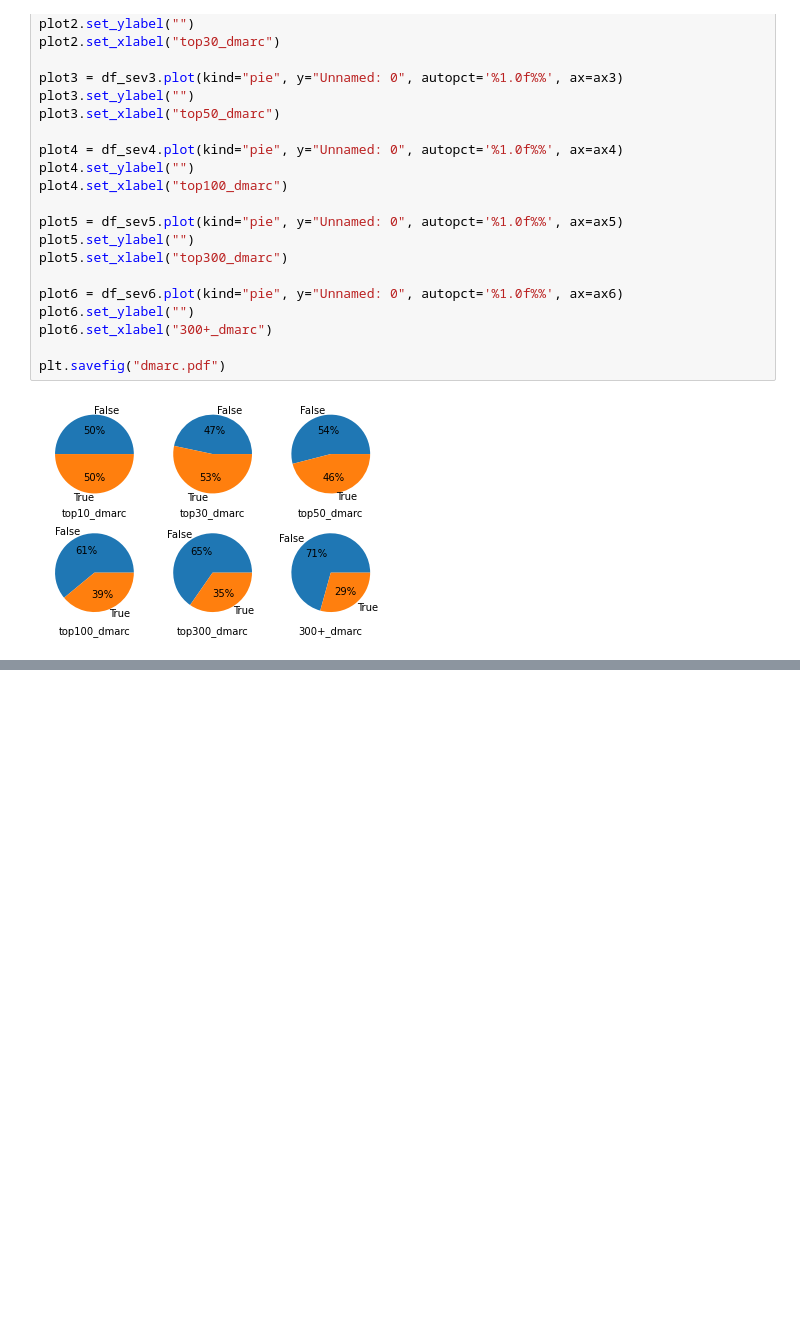
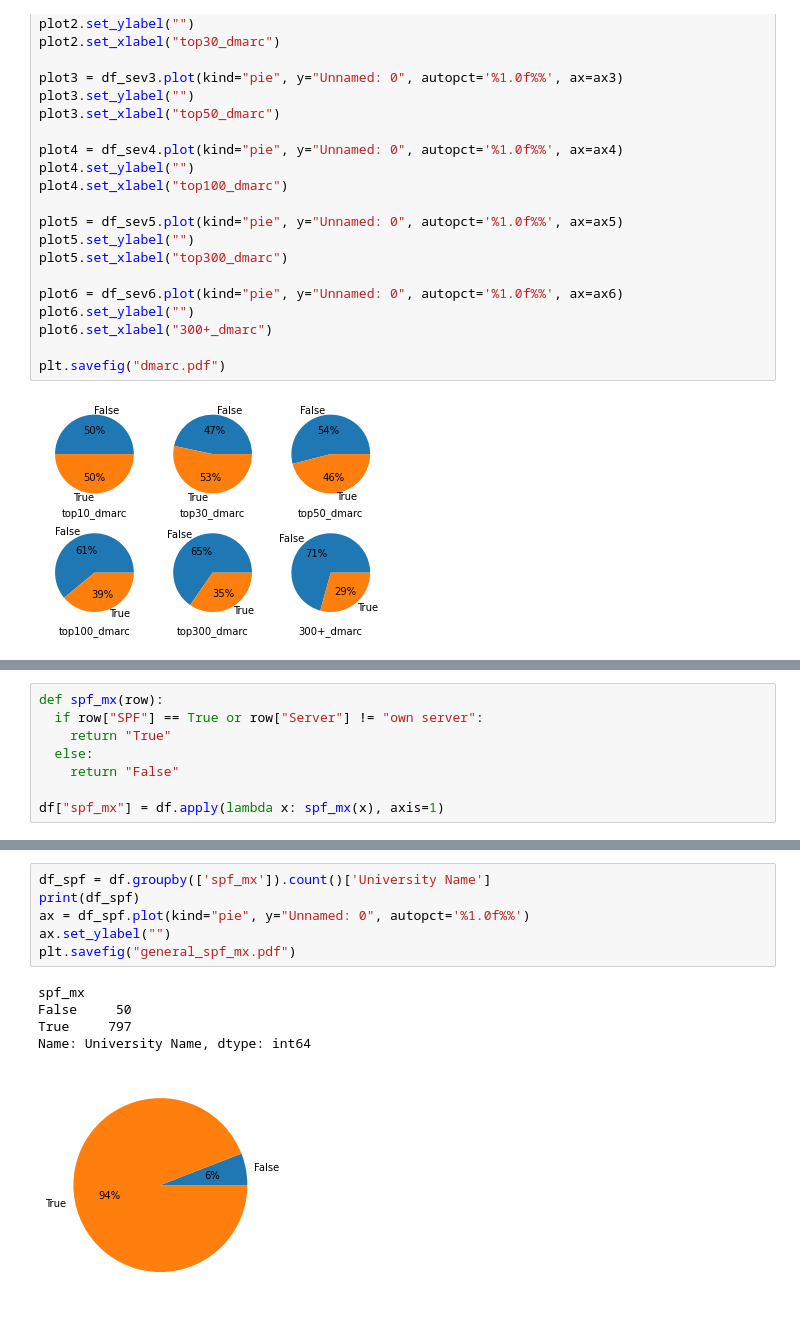
Before and after one commit to qumengdie/Email_Security, a Jupyter notebook: data_analysis/data_analysis.ipynb, the cells around one changed output, grey strips where cells are left out. Cells and saved outputs as stored; diff of their text form; blank space fills up the shorter version.

```diff
--- a/data_analysis/data_analysis.ipynb
+++ b/data_analysis/data_analysis.ipynb
@@ -336,0 +354,8 @@ fig.show()
+# %%
+def spf_mx(row):
+  if row["SPF"] == True or row["Server"] != "own server":
+    return "True"
+  else:
+    return "False"
+
+df["spf_mx"] = df.apply(lambda x: spf_mx(x), axis=1)
@@ -336,0 +378,12 @@ fig.show()
+# %%
+df_spf = df.groupby(['spf_mx']).count()['University Name']
+print(df_spf)
+ax = df_spf.plot(kind="pie", y="Unnamed: 0", autopct='%1.0f%%')
+ax.set_ylabel("")
+plt.savefig("general_spf_mx.pdf")
+# %% [output]
+spf_mx
+False     50
+True     797
+Name: University Name, dtype: int64
+[figure, added]
```
Also changed, not shown: parts of 9 cells of this notebook.
